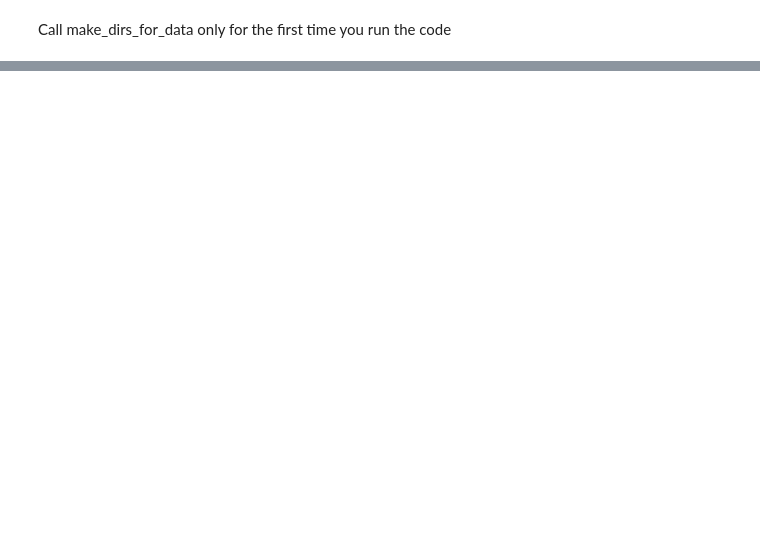
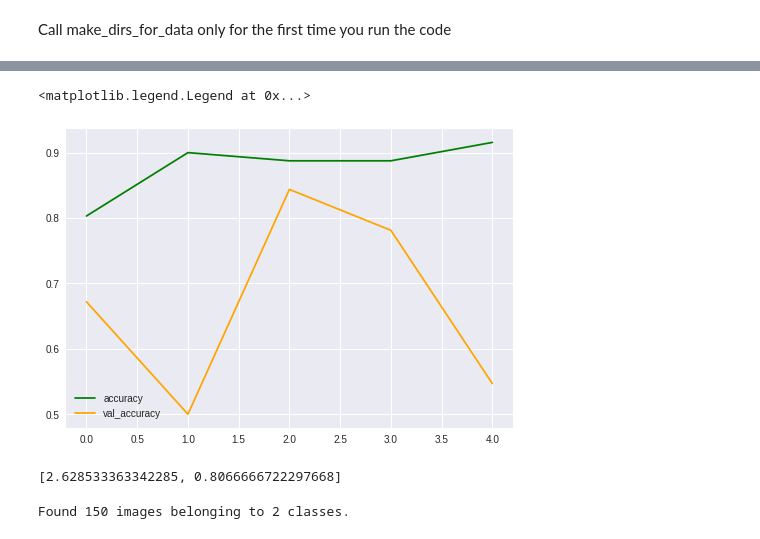
Before and after one commit to vaneesa-writes/micro_project, a Jupyter notebook: tb_detection.ipynb, the cells around one changed output, grey strips where cells are left out. Saved outputs shown, nothing was run; the diff lists cells and outputs as text; code cells hidden in the pictures; blank space fills up the shorter version.

```diff
--- a/tb_detection.ipynb
+++ b/tb_detection.ipynb
@@ -149,0 +237,18 @@ train-normal 601
+# %%
+my_callbacks = [
+    tf.keras.callbacks.EarlyStopping(patience=2),
+    tf.keras.callbacks.ModelCheckpoint(filepath='model.{epoch:02d}-{val_loss:.2f}.h5',
+                              monitor='val_loss',
+                             verbose=1,
+                             save_best_only=True),
+    tf.keras.callbacks.TensorBoard(log_dir='./logs'),
+]
+# %%
+hist_new = model.fit_generator(
+    train_generator,
+    steps_per_epoch=10,
+    epochs = 50,
+    validation_data = val_generator,
+    validation_steps=2,
+    callbacks=my_callbacks
+)
@@ -149,0 +271,8 @@ train-normal 601
+# %%
+plt.style.use("seaborn")
+plt.plot(hist_new.history['accuracy'],label="accuracy",c='green')
+plt.plot(hist_new.history['val_accuracy'],label="val_accuracy",c='orange')
+plt.legend()
+# %% [output]
+<matplotlib.legend.Legend at 0x...>
+[figure, added]
@@ -149,0 +281,15 @@ train-normal 601
+# %%
+model.evaluate_generator(val_generator)
+# %% [output]
+[2.628533363342285, 0.8066666722297668]
+# %%
+test_gen = ImageDataGenerator(rescale=1.0/255)
+
+test_generator = test_gen.flow_from_directory(
+    "/content/dataset/cnn/chest-xray/TB_Chest_Radiography_Database/test/",
+    target_size = (128,128),
+    batch_size = 32,
+    class_mode = 'binary'
+)
+# %% [output]
+Found 150 images belonging to 2 classes.
```
Also changed, not shown: parts of 18 cells of this notebook.
